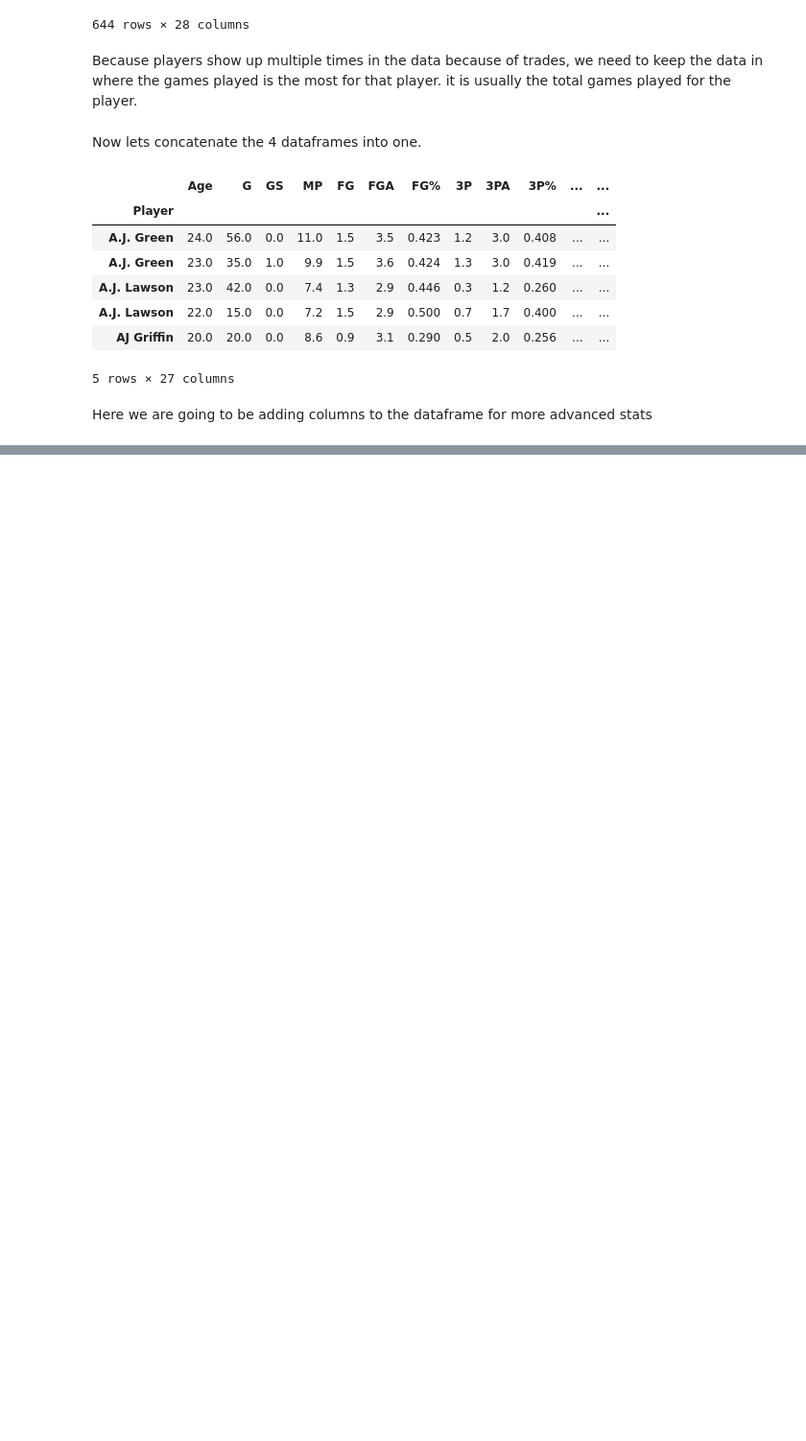
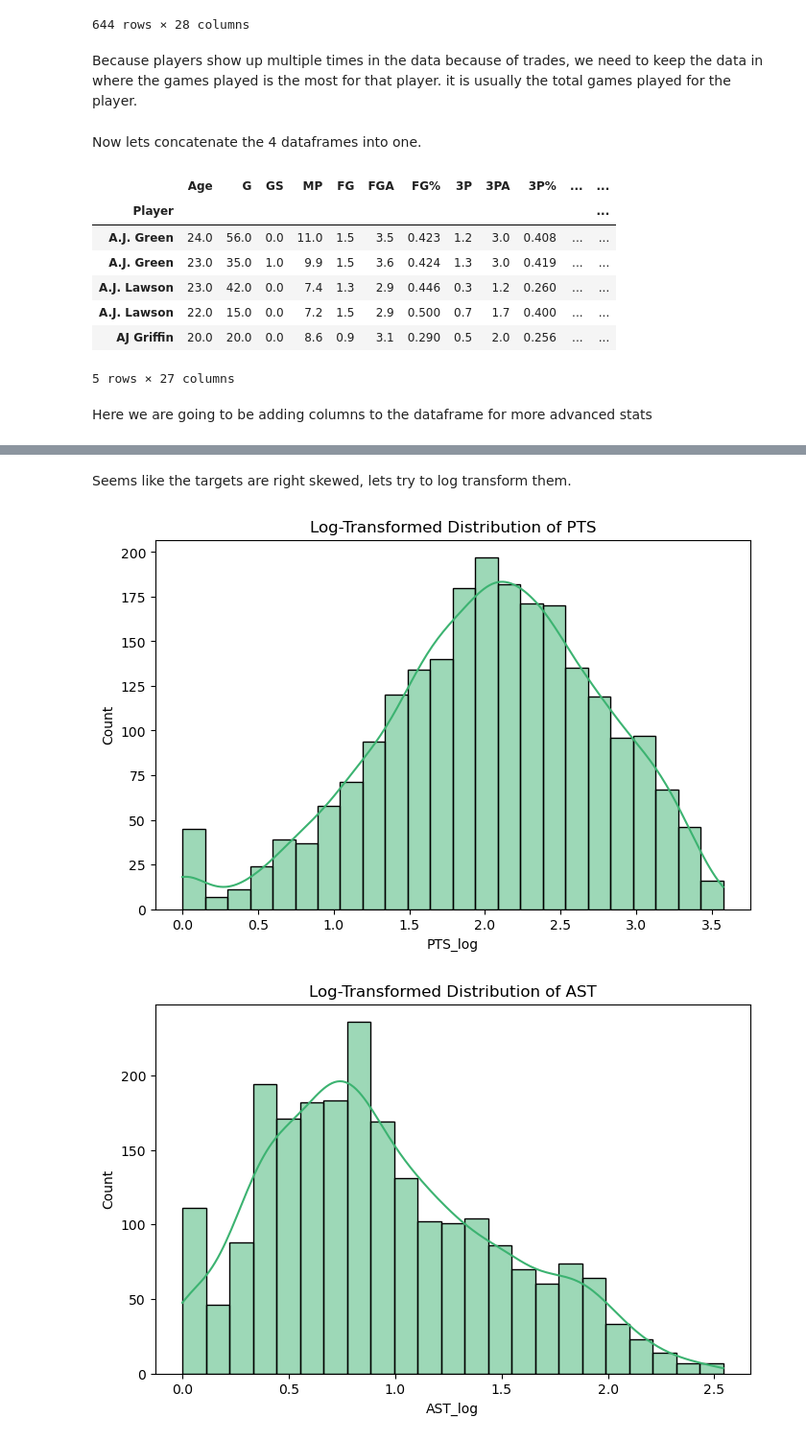
Before and after one commit to oduku1/Omar_Dukureh_Capstone_Final, a Jupyter notebook: data.ipynb, the cells around one changed output, grey strips where cells are left out. Shown: that part at 96% size. Saved outputs shown, nothing was run; the diff lists cells and outputs as text; code cells hidden in the pictures; blank space fills up the shorter version.

```diff
--- a/data.ipynb
+++ b/data.ipynb
@@ -155,0 +186,14 @@ Nba_combined["TRB_rate"] = Nba_combined["TRB"] / Nba_combined["MP"]
+# %% [markdown]
+Seems like the targets are right skewed, lets try to log transform them.
+# %%
+for col in targets:
+    Nba_combined[f'{col}_log'] = np.log1p(Nba_combined[col])
+# %%
+for col in targets:
+    plt.figure(figsize=(8, 5))
+    sns.histplot(Nba_combined[f'{col}_log'], kde=True, color='mediumseagreen')
+    plt.title(f'Log-Transformed Distribution of {col}')
+    plt.show()
+# %% [output]
+[figure, added]
+[figure, added]
```
Also changed, not shown: parts of 12 cells of this notebook.
